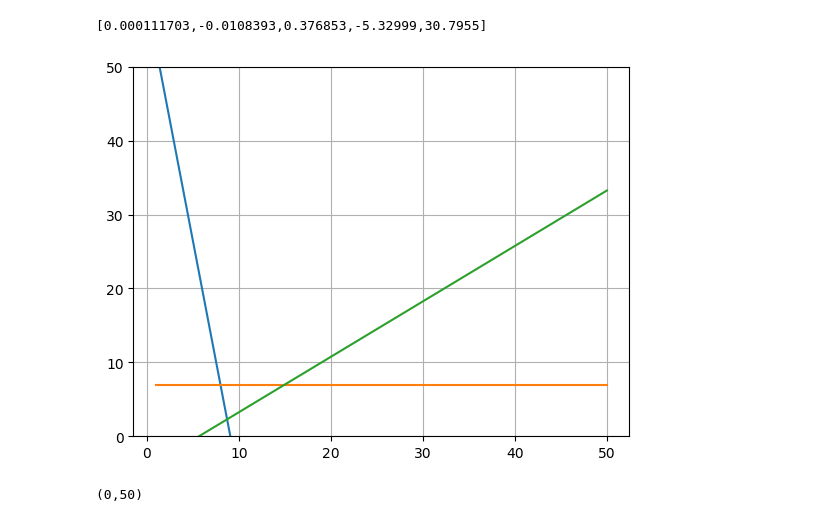
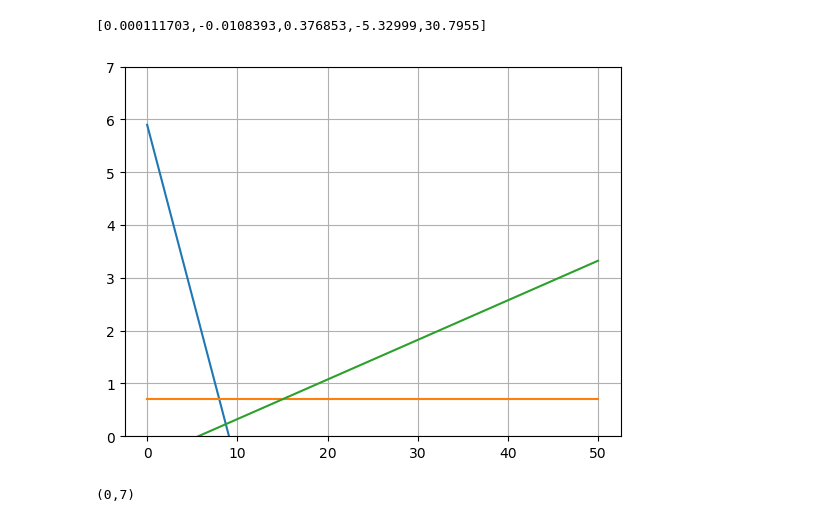
Before and after one commit to snowdj/CS524_Project, a Jupyter notebook: Multiple_Traffic_Lights.ipynb, the cells around one changed output. Saved outputs shown, nothing was run; the diff lists cells and outputs as text; code cells hidden in the pictures.

```diff
--- a/Multiple_Traffic_Lights.ipynb
+++ b/Multiple_Traffic_Lights.ipynb
@@ -336,16 +355,17 @@ grid("on")
 [0.000111703,-0.0108393,0.376853,-5.32999,30.7955]
 # %%
 using PyPlot
-v = [1:50;]
-d = zeros(50)
-for i=1:50
-    d[i] = 7
+v = [0:50;]
+d = zeros(51)
+for i=1:51
+    d[i] = 7*0.1
 end
-plot(v, (-13/2.*v+59))
+plot(v, 0.1(-13/2.*v+59))
 plot(v,d)
-plot(v, 3/4.*v-17/4)
+plot(v, 0.1(3/4.*v-17/4))
 grid("on")
-ylim(0,50)
+ylim(0,7)
+xlim(0,)
 # %% [output]
-[figure, old version]
+[figure, new version]
-(0,50)
+(0,7)
```
Also changed, not shown: parts of 6 cells of this notebook.
